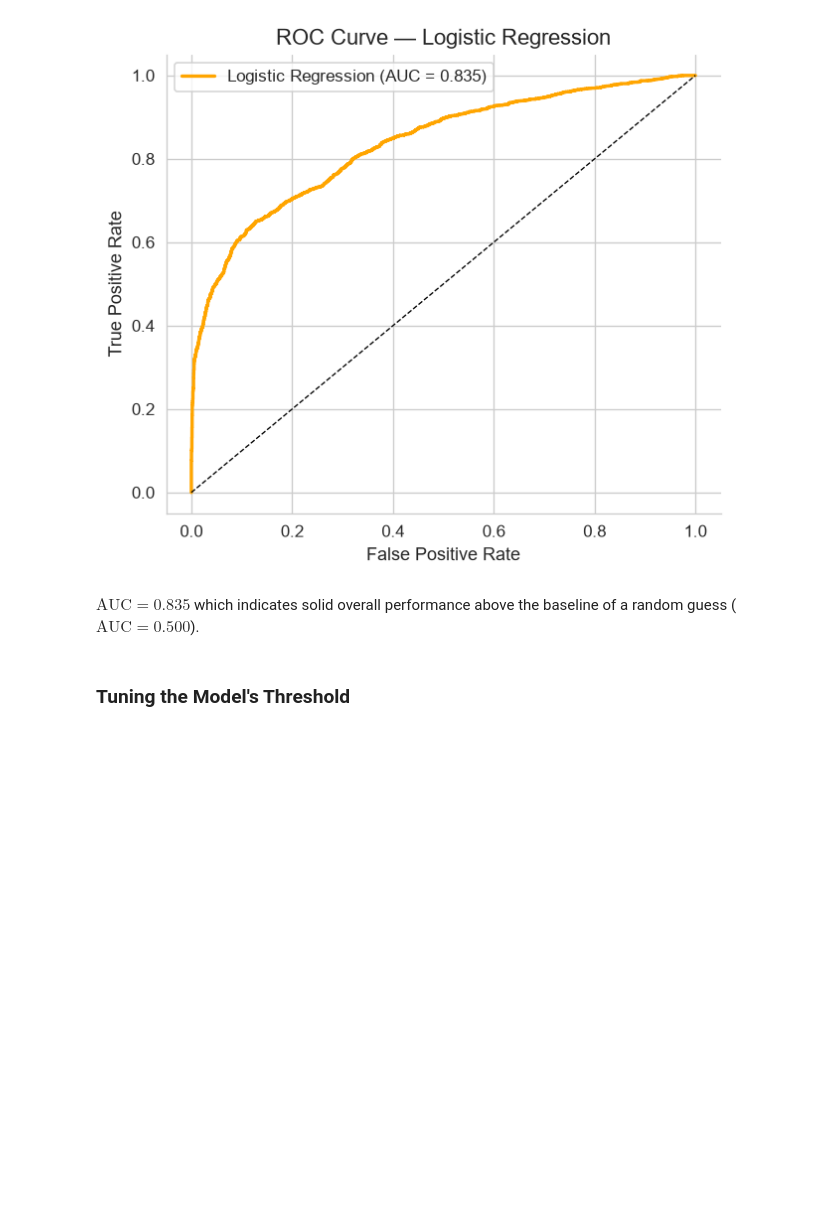
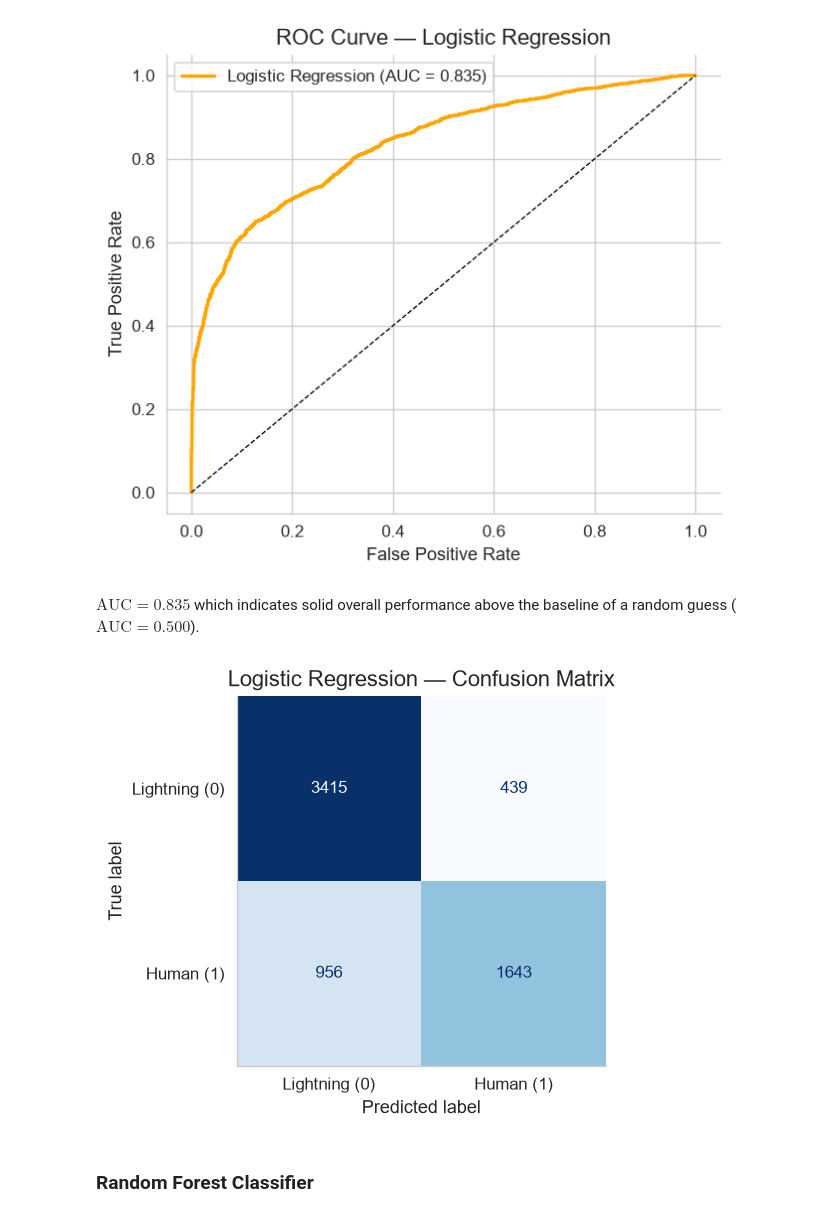
Before and after one commit to cda79/IAT461-Final, a Jupyter notebook: IAT461_wildfires.ipynb, the cells around one changed output. Saved outputs shown, nothing was run; the diff lists cells and outputs as text; code cells hidden in the pictures; blank space fills up the shorter version.

```diff
--- a/IAT461_wildfires.ipynb
+++ b/IAT461_wildfires.ipynb
@@ -785,5 +786,20 @@ plt.show()
 [figure]
 # %% [markdown]
 $\text{AUC} = 0.835$ which indicates solid overall performance above the baseline of a random guess ($\text{AUC} = 0.500$).
+# %%
+from sklearn.metrics import ConfusionMatrixDisplay, confusion_matrix
+
+cm_lr = confusion_matrix(y_test, y_pred)
+disp_lr = ConfusionMatrixDisplay(
+    confusion_matrix=cm_lr, display_labels=['Lightning (0)', 'Human (1)']
+)
+
+fig, ax = plt.subplots(figsize=(5, 4))
+disp_lr.plot(ax=ax, cmap='Blues', colorbar=False)
+ax.grid(False)
+plt.title('Logistic Regression — Confusion Matrix')
+plt.show()
+# %% [output]
+[figure, added]
 # %% [markdown]
-### Tuning the Model's Threshold
+### Random Forest Classifier
```
Also changed, not shown: parts of 7 cells of this notebook.
